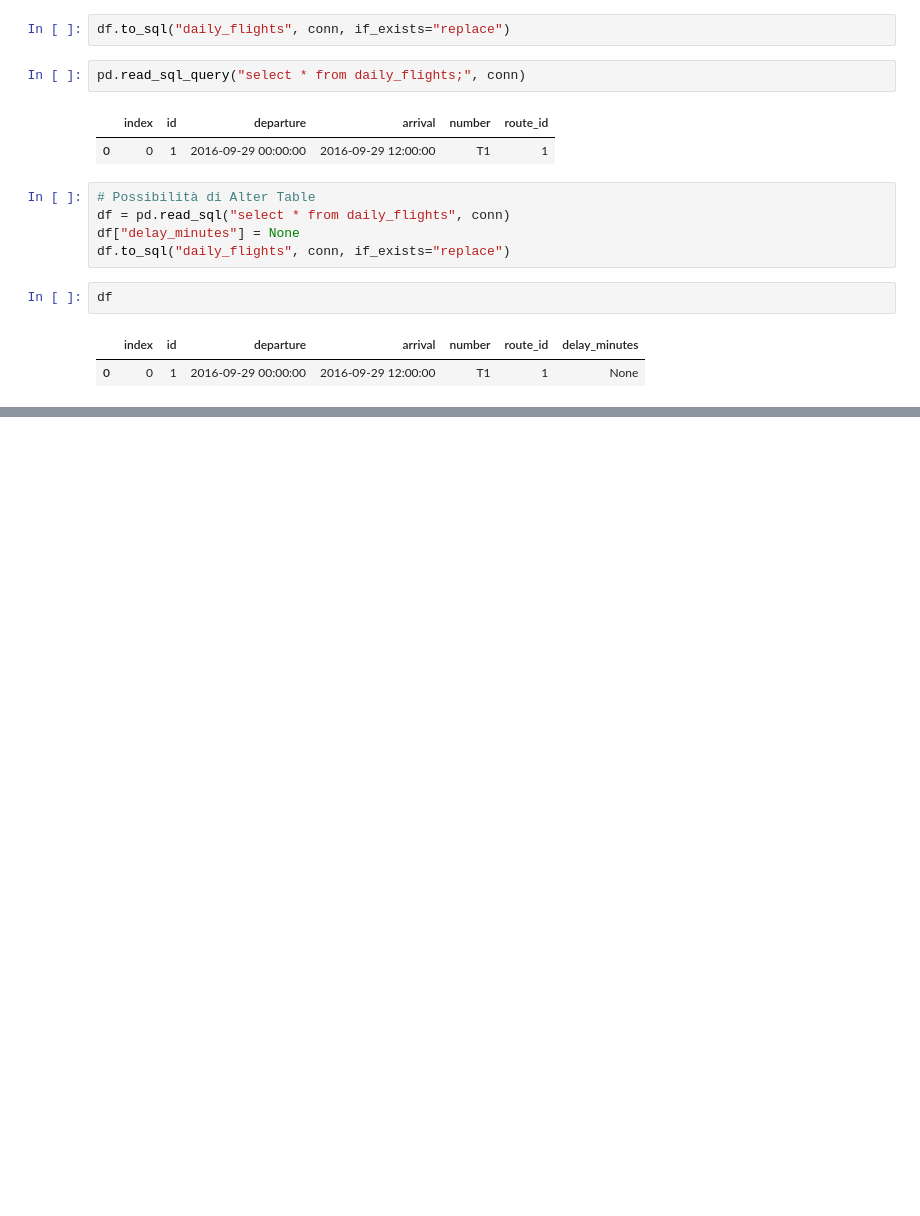
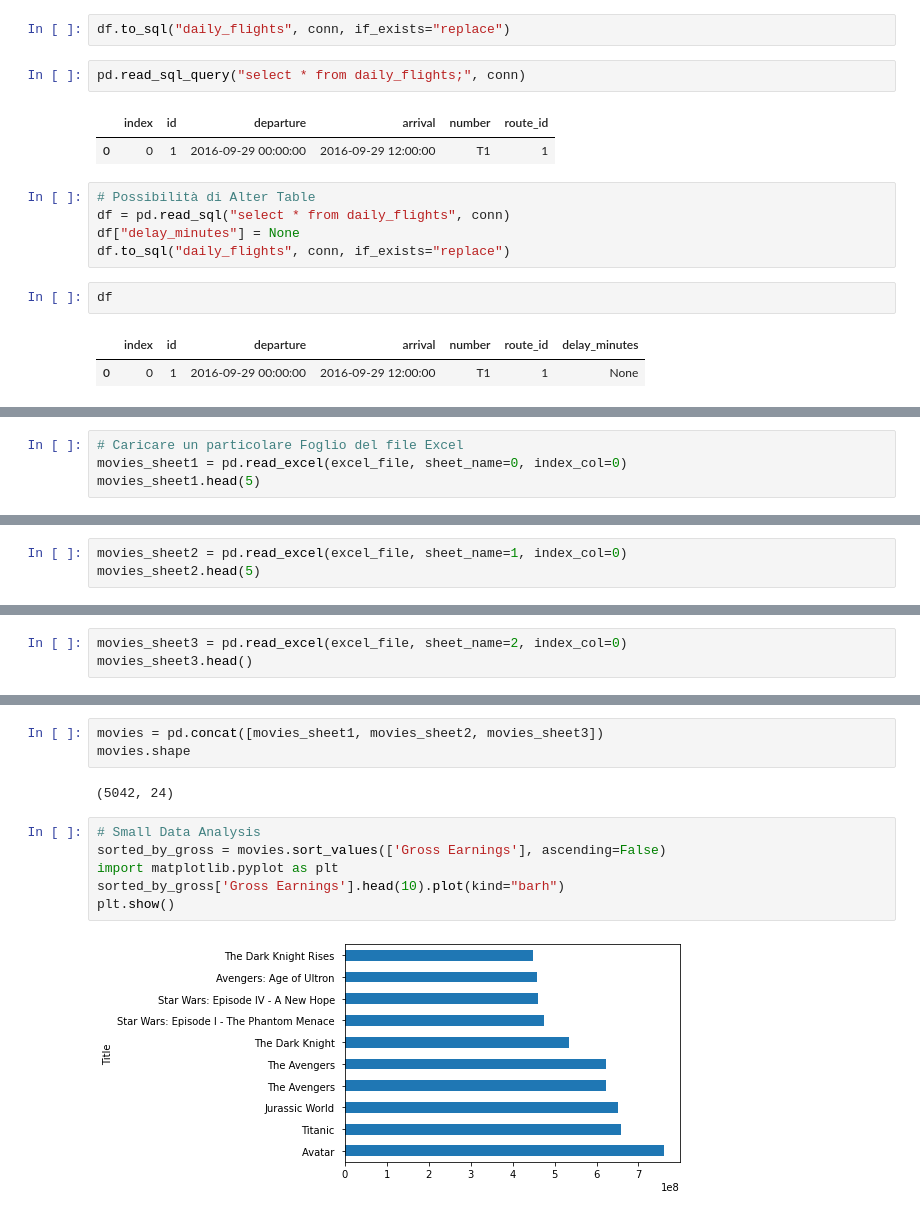
Before and after one commit to RedOx22/real-world-machine-learning, a Jupyter notebook: Importing_data_with_pandas.ipynb, the cells around one changed output, grey strips where cells are left out. Saved outputs shown, nothing was run; the diff lists cells and outputs as text; blank space fills up the shorter version.

```diff
--- a/Importing_data_with_pandas.ipynb
+++ b/Importing_data_with_pandas.ipynb
@@ -89,0 +106,4 @@ df
+# %%
+# Caricare un particolare Foglio del file Excel
+movies_sheet1 = pd.read_excel(excel_file, sheet_name=0, index_col=0)
+movies_sheet1.head(5)
@@ -89,0 +118,3 @@ df
+# %%
+movies_sheet2 = pd.read_excel(excel_file, sheet_name=1, index_col=0)
+movies_sheet2.head(5)
@@ -89,0 +129,3 @@ df
+# %%
+movies_sheet3 = pd.read_excel(excel_file, sheet_name=2, index_col=0)
+movies_sheet3.head()
@@ -89,0 +140,13 @@ df
+# %%
+movies = pd.concat([movies_sheet1, movies_sheet2, movies_sheet3])
+movies.shape
+# %% [output]
+(5042, 24)
+# %%
+# Small Data Analysis
+sorted_by_gross = movies.sort_values(['Gross Earnings'], ascending=False)
+import matplotlib.pyplot as plt
+sorted_by_gross['Gross Earnings'].head(10).plot(kind="barh")
+plt.show()
+# %% [output]
+[figure, added]
```
Also changed, not shown: parts of 17 cells of this notebook.
